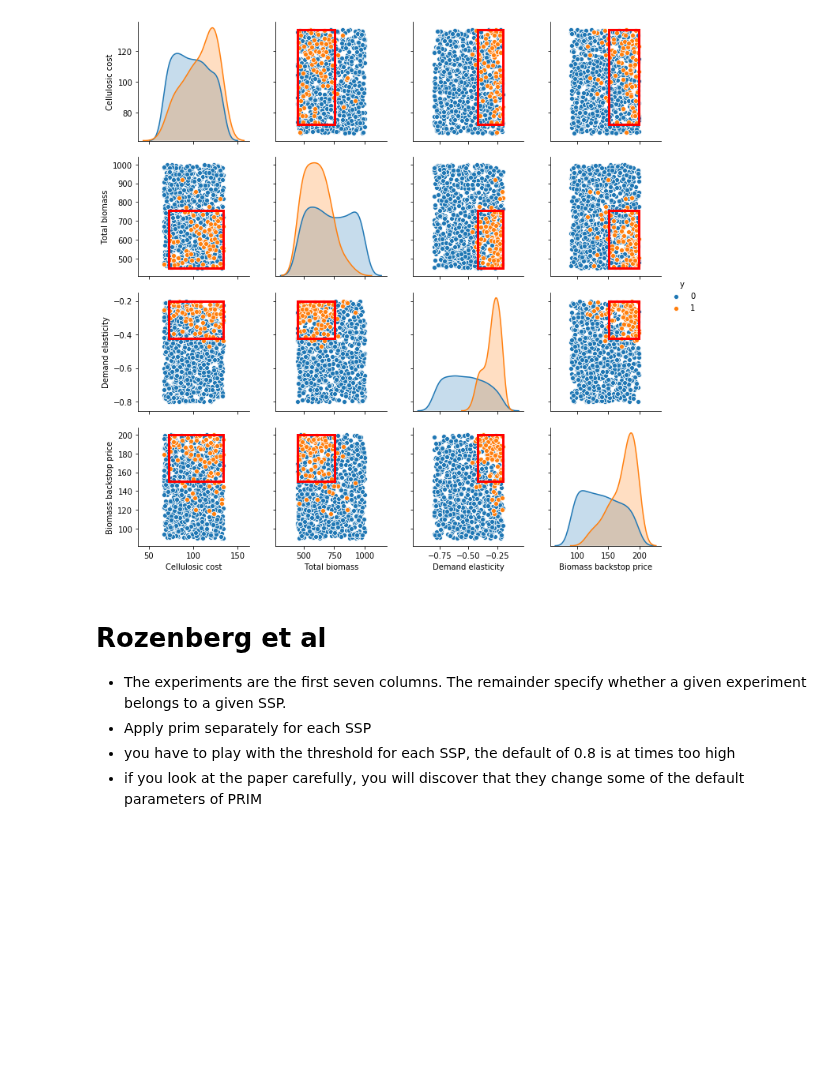
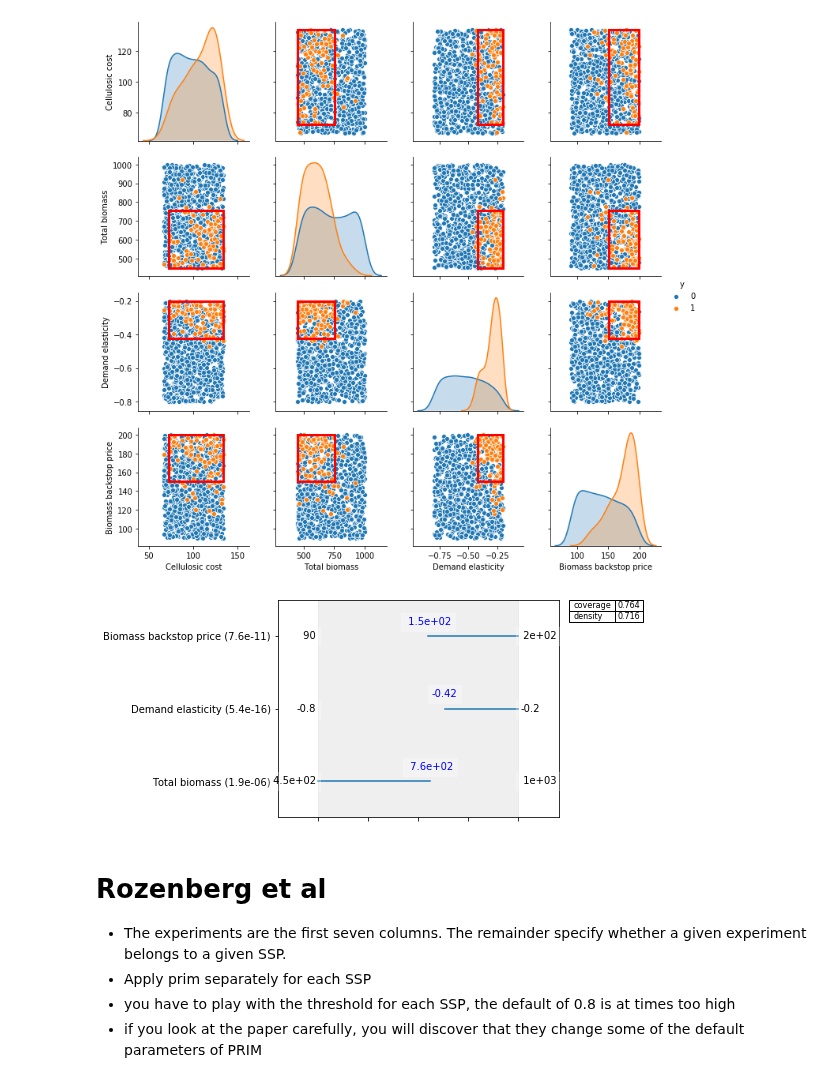
Before and after one commit to triple-capacho/EPA1361, a Jupyter notebook: Week 3-4 - vulnerability analysis/assignment 4 - scenario discovery.ipynb, the cells around one changed output. Cells and saved outputs as stored; diff of their text form; code cells hidden in the pictures; blank space fills up the shorter version.

```diff
--- a/Week 3-4 - vulnerability analysis/assignment 4 - scenario discovery.ipynb
+++ b/Week 3-4 - vulnerability analysis/assignment 4 - scenario discovery.ipynb
@@ -71,6 +71,12 @@ fig = box1.show_pairs_scatter()
 plt.show()
 # %% [output]
 [figure]
+# %%
+box1.drop_restriction('Cellulosic cost')
+box1.inspect(style='graph')
+plt.show()
+# %% [output]
+[figure, added]
 # %% [markdown]
 # Rozenberg et al
 
```
Also changed, not shown: parts of 5 cells of this notebook.
